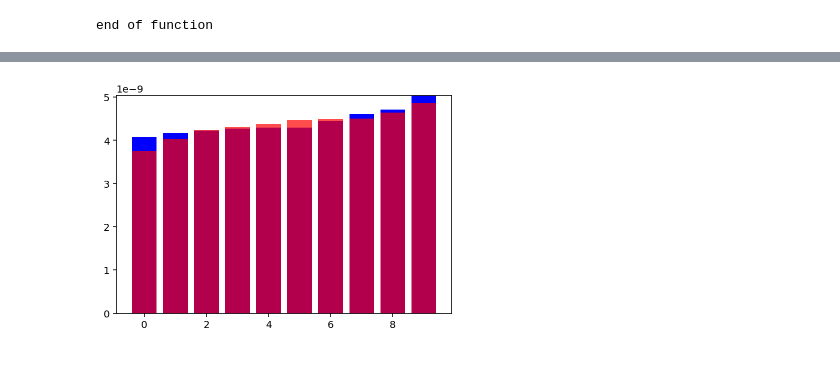
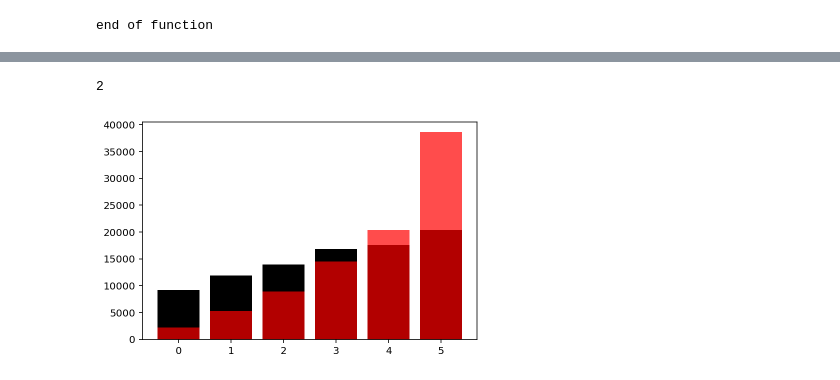
Before and after one commit to YaminiG/Cifar10Implementation, a Jupyter notebook: LenetCIFAR.ipynb, the cells around one changed output, grey strips where cells are left out. Cells and saved outputs as stored; diff of their text form; code cells hidden in the pictures.

```diff
--- a/LenetCIFAR.ipynb
+++ b/LenetCIFAR.ipynb
@@ -261,6 +263,9 @@ Tensor("Variable_16/read:0", shape=(5, 5, 6, 16), dtype=float32)
 MEFullyConnected1Graphs = []
 MEFullyConnected2Graphs = []
 MEFullyConnected3Graphs = []
+# %%
+MEConv1Graphs = []
+MEConv2Graphs = []
 # %% [markdown]
 ## weightsConvMat and weightsFcMat
 # RUN FROM HERE ON OUT
@@ -364 +391,19 @@ def centroidFilter(wtListConv,wtListFc):
                 j = j+2
+# %%
+wtListConv = wConv
+num = len(wtListConv)
+
+for wtMat in wtListConv:
+        shape = wtMat.shape
+        xlen = shape[0]
+        ylen = shape[1]
+        numChnls = shape[2]
+        numFilters = shape[3]
+
+for c in range(0,numChnls):
+            for i in range(0,numFilters):
+                for j in range(0,xlen,2):
+                    for k in range(0,ylen,2):
+                        if(wtMat[j,k,c,i])<0:
+                            print("are we even here")
+                            wtMat[j,k,c,i] = -1 * wtMat[j,k,c,i]
@@ -638,6 +930,9 @@ plotMEFullyConnected(MEFullyConnected1Sorted, MEFullyConnected2Sorted, MEFullyCo
 MEFullyConnected1Graphs.append(MEFullyConnected1Sorted)
 MEFullyConnected2Graphs.append(MEFullyConnected2Sorted)
 MEFullyConnected3Graphs.append(MEFullyConnected3Sorted)
+# %%
+MEConv1Graphs.append(MEConv1Sorted)
+MEConv2Graphs.append(MEConv2Sorted)
 # %%
 plotMEConvolution(MEFullyConnected3Graphs[0], MEFullyConnected3Graphs[1])
 # %% [output]
@@ -645,13 +940,17 @@ plotMEConvolution(MEFullyConnected3Graphs[0], MEFullyConnected3Graphs[1])
+# %%
+print(len(MEFullyConnected1Graphs))
+# %% [output]
+2
 # %%
 def plotDiff(ME1, ME2):
     x1 = np.arange(len(ME1))
     x2 = np.arange(len(ME2))
    # x3 = np.arange(len(ME3))
-    plt.bar(x1, ME1, color = 'blue', align = 'center', alpha = 1)
+    plt.bar(x1, ME1, color = 'black', align = 'center', alpha = 1)
     plt.bar(x2, ME2, color = 'red', align = 'center', alpha = 0.7)
     #plt.bar(x3, ME3, color = 'green', align = 'center', alpha = 0.6)
 # %%
 
-plotDiff(MEFullyConnected3Graphs[0], MEFullyConnected3Graphs[1])
+plotDiff(MEConv1Graphs[0], MEConv1Graphs[1])
 # %% [output]
-[figure, old version]
+[figure, new version]
```
Also changed, not shown: parts of 38 cells of this notebook.
